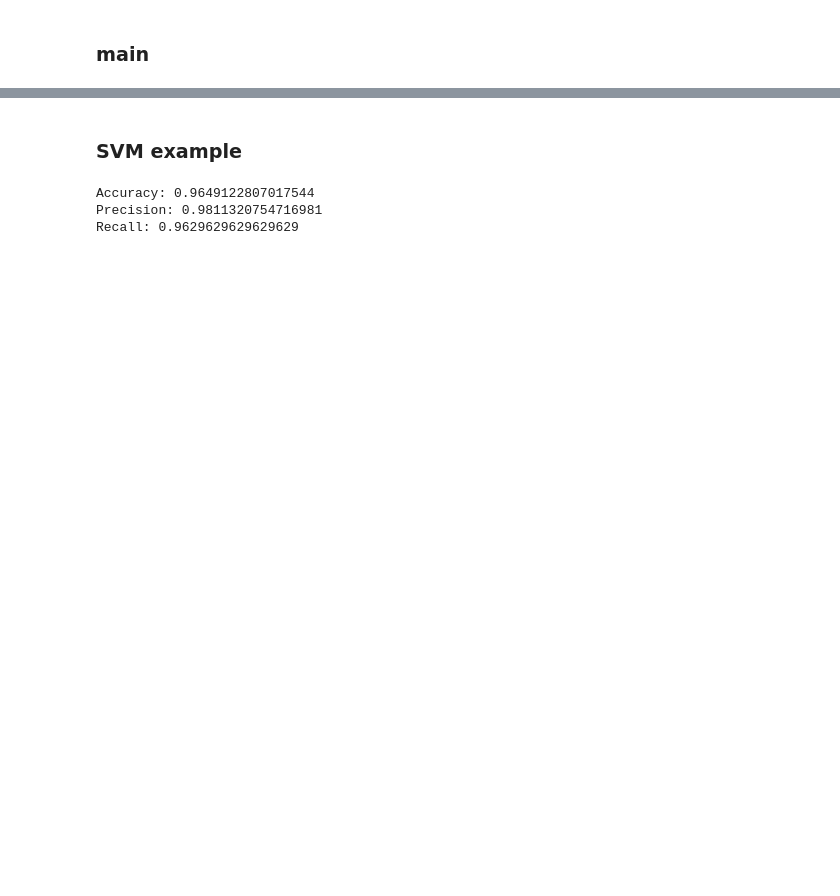
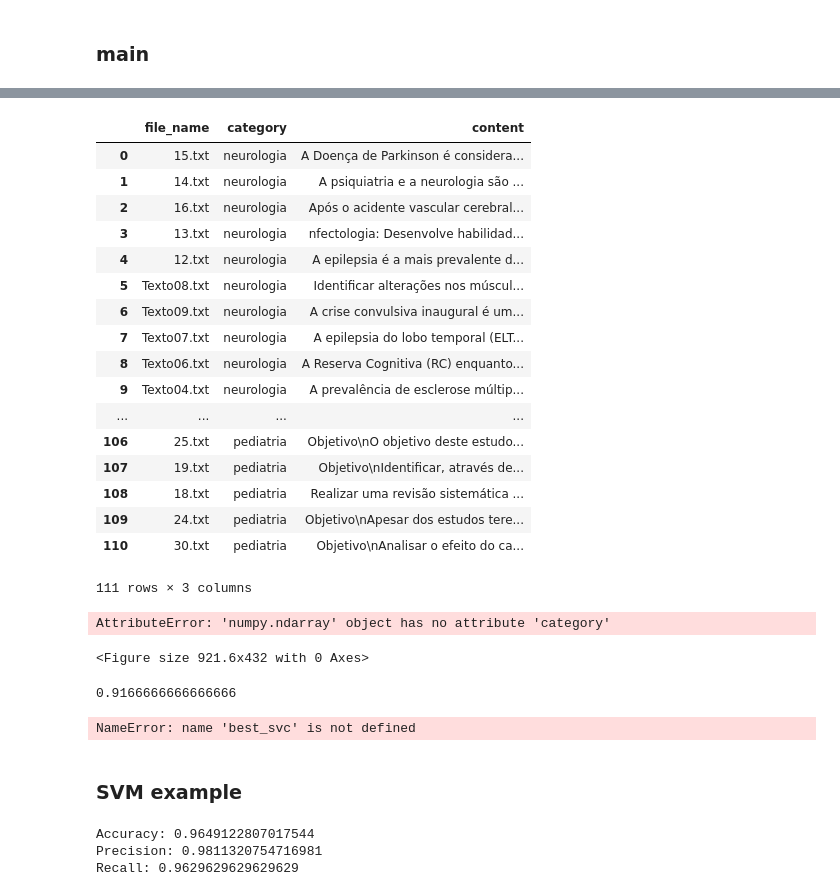
Before and after one commit to danielasalmeida/text_classification, a Jupyter notebook: notebooks/text_classification_with_svm.ipynb, the cells around one changed output, grey strips where cells are left out. Cells and saved outputs as stored; diff of their text form; code cells hidden in the pictures; blank space fills up the shorter version.

```diff
--- a/notebooks/text_classification_with_svm.ipynb
+++ b/notebooks/text_classification_with_svm.ipynb
@@ -16,22 +21,0 @@ from unicodedata import normalize
-# %%
-#### The final dataframes columns is: file_name, category and content
-def create_dataframe(path):
-    # ignore hidden files
-    categories = [f for f in os.listdir(path) if not f.startswith('.')]
-    dataset = []
-    for category in categories:
-        for abstract in os.listdir(path+category):
-            if not abstract.startswith("."):
-                text = ""
-                row = []
-                with open("{}/{}".format(path+category, abstract)) as f:
-                        for line in f:
-                            text += line
-                row.append(abstract) #file_name
-                row.append(category) #category
-                row.append(text)
-                dataset.append(row)
-    return dataset
-
-def transform_to_pandas_dataframe(matrix, column_names=["file_name", "category", "content"]):
-    return pd.DataFrame(matrix, columns = column_names)
@@ -66,5 +64,6 @@ def remove_special_character(text):
 # %% [markdown]
 ### main
 # %%
-path = "../data/raw/"
+# Load Data
+path = "../data/raw_test/"
 df = create_dataframe(path)
@@ -126,2 +391,56 @@ True
+# %%
+df_ = transform_to_pandas_dataframe(df)
+# %%
+df_
+# %% [output]
+|  | file_name | category | content |
+| 0 | 15.txt | neurologia | A Doença de Parkinson é considera... |
+| 1 | 14.txt | neurologia | A psiquiatria e a neurologia são ... |
+| 2 | 16.txt | neurologia | Após o acidente vascular cerebral... |
+| 3 | 13.txt | neurologia | nfectologia: Desenvolve habilidad... |
+| 4 | 12.txt | neurologia | A epilepsia é a mais prevalente d... |
+| 5 | Texto08.txt | neurologia | Identificar alterações nos múscul... |
+| 6 | Texto09.txt | neurologia | A crise convulsiva inaugural é um... |
+| 7 | Texto07.txt | neurologia | A epilepsia do lobo temporal (ELT... |
+| 8 | Texto06.txt | neurologia | A Reserva Cognitiva (RC) enquanto... |
+| 9 | Texto04.txt | neurologia | A prevalência de esclerose múltip... |
+| ... | ... | ... | ... |
+| 106 | 25.txt | pediatria | Objetivo\nO objetivo deste estudo... |
+| 107 | 19.txt | pediatria | Objetivo\nIdentificar, através de... |
+| 108 | 18.txt | pediatria | Realizar uma revisão sistemática ... |
+| 109 | 24.txt | pediatria | Objetivo\nApesar dos estudos tere... |
+| 110 | 30.txt | pediatria | Objetivo\nAnalisar o efeito do ca... |
+111 rows × 3 columns
+# %%
+import matplotlib.pyplot as plt
+import seaborn as sns
+import pandas as pd
+
+#aux_df = df_.category.unique().sort_values('Category_Code')
+conf_matrix = confusion_matrix(labels_test, svc_pred)
+plt.figure(figsize=(12.8,6))
+sns.heatmap(conf_matrix,
+            annot=True,
+            xticklabels=df_.category.unique(),
+            yticklabels=df_.category.unique(),
+            cmap="Blues")
+plt.ylabel('Predicted')
+plt.xlabel('Actual')
+plt.title('Confusion matrix')
+plt.show()
+# %% [output]
+AttributeError: 'numpy.ndarray' object has no attribute 'category'
+<Figure size 921.6x432 with 0 Axes>
+# %%
+base_model = svm.SVC(random_state = 8)
+base_model.fit(features_train, labels_train)
+accuracy_score(labels_test, base_model.predict(features_test))
+# %% [output]
+0.9166666666666666
+# %%
+best_svc.fit(features_train, labels_train)
+accuracy_score(labels_test, best_svc.predict(features_test))
+# %% [output]
+NameError: name 'best_svc' is not defined
 # %% [markdown]
 ### SVM example
```
Also changed, not shown: parts of 41 cells of this notebook, 1 other file.
